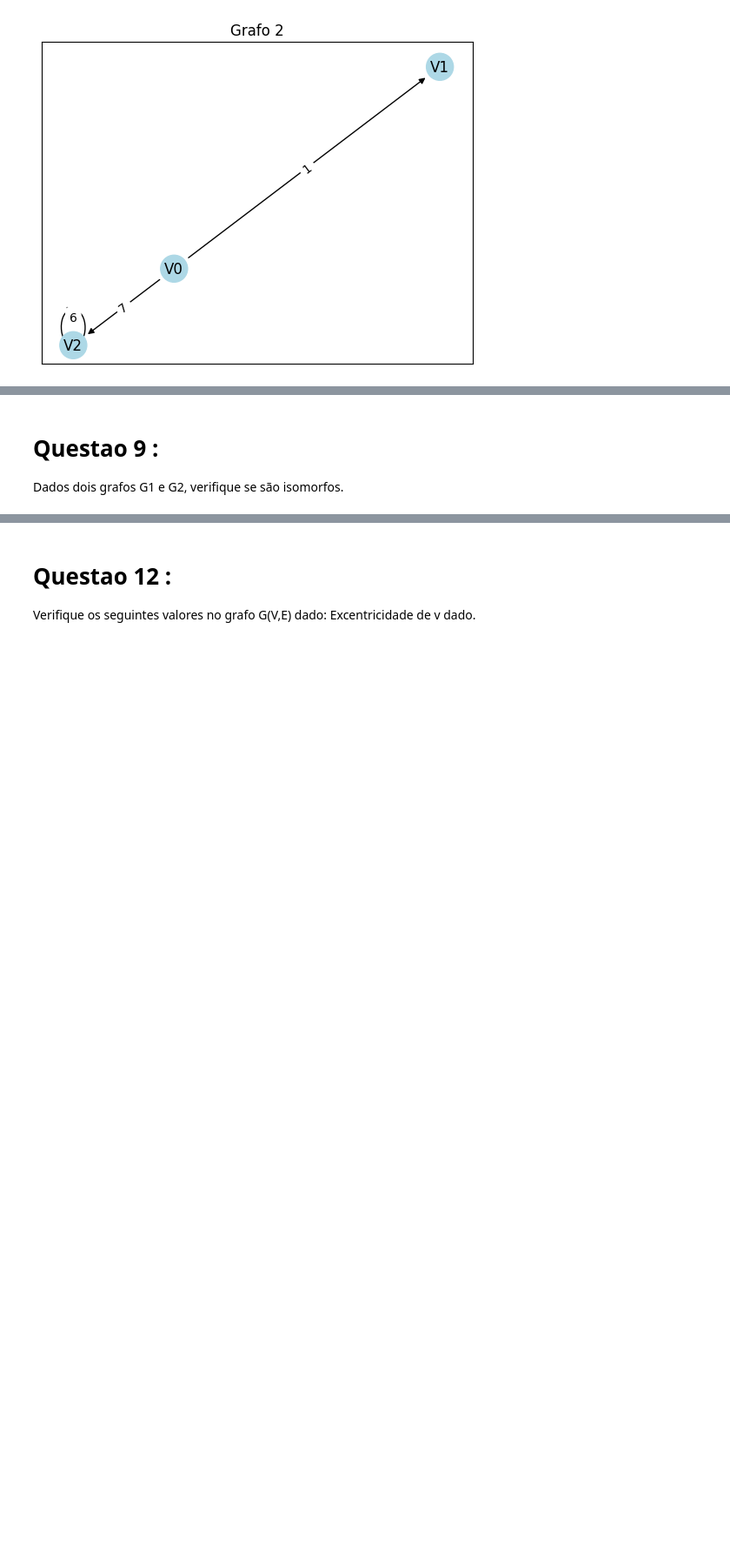
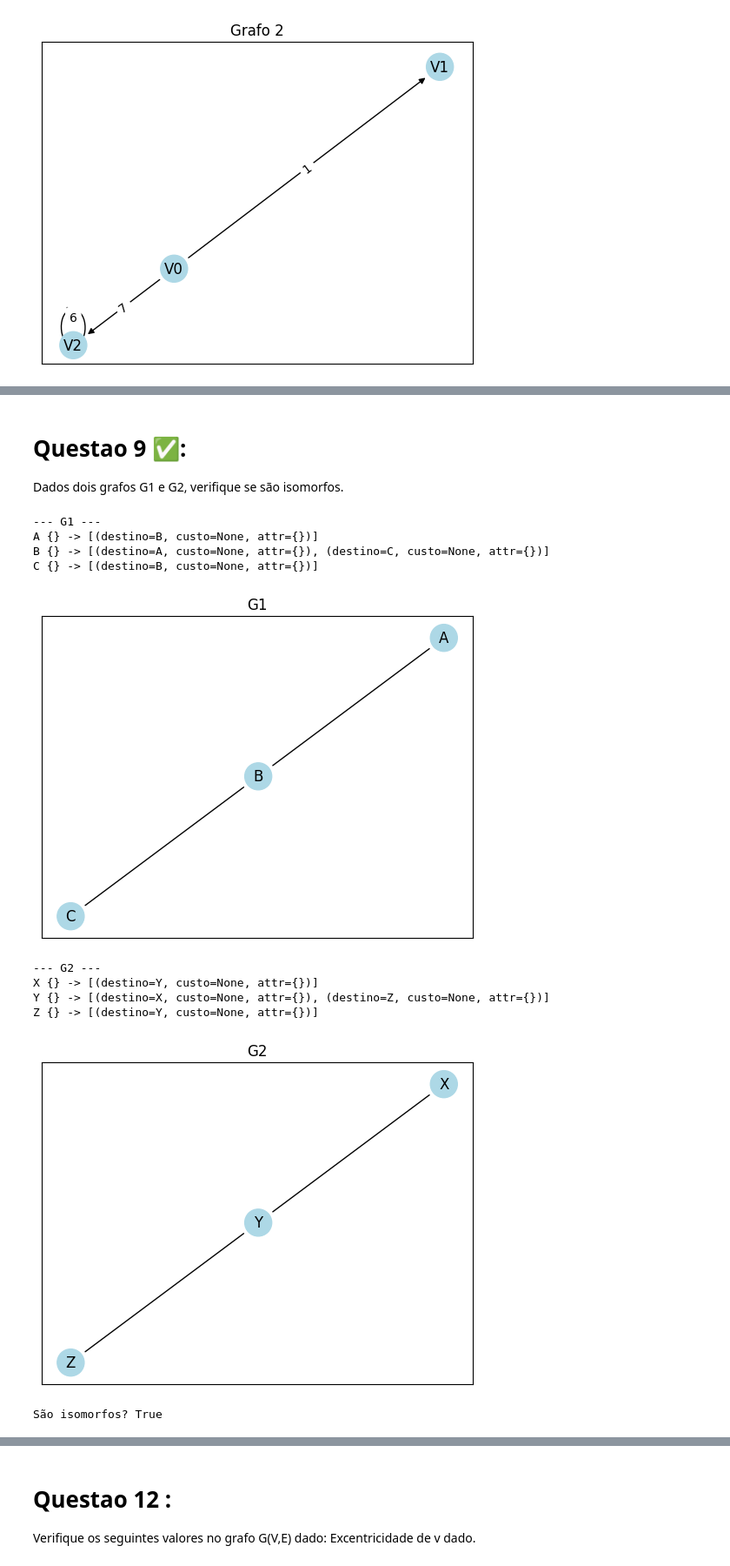
Before and after one commit to kaynanxd/Teoria-Grafos, a Jupyter notebook: ListaGrafosAc1.ipynb, the cells around one changed output, grey strips where cells are left out. Shown at 87% size. Drawn from its saved outputs; the diff is of its cells as text; code cells hidden in the pictures; blank space fills up the shorter version.

```diff
--- a/ListaGrafosAc1.ipynb
+++ b/ListaGrafosAc1.ipynb
@@ -353,3 +608,3 @@ Utilizando a estrutura mais adequada, apresente uma solução onde se produz um
 # %% [markdown]
-# Questao 9 :
+# Questao 9 ✅:
 Dados dois grafos G1 e G2, verifique se são isomorfos.
@@ -356 +658,39 @@ Dados dois grafos G1 e G2, verifique se são isomorfos.
+# %%
+g1 = MultiGrafo("G1", direcionado=False)
+g2 = MultiGrafo("G2", direcionado=False)
+
+#grafo1
+g1.adicionar_vertice("A")
+g1.adicionar_vertice("B")
+g1.adicionar_vertice("C")
+
+g1.adicionar_aresta("A", "B")
+g1.adicionar_aresta("B", "C")
+
+#grafo2
+g2.adicionar_vertice("X")
+g2.adicionar_vertice("Y")
+g2.adicionar_vertice("Z")
+
+g2.adicionar_aresta("X", "Y")
+g2.adicionar_aresta("Y", "Z")
+
+g1.mostrar()
+g1.visualizar()
+
+g2.mostrar()
+g2.visualizar()
+print("São isomorfos?", sao_isomorfos(g1, g2))
+# %% [output]
+--- G1 ---
+A {} -> [(destino=B, custo=None, attr={})]
+B {} -> [(destino=A, custo=None, attr={}), (destino=C, custo=None, attr={})]
+C {} -> [(destino=B, custo=None, attr={})]
+[figure, added]
+--- G2 ---
+X {} -> [(destino=Y, custo=None, attr={})]
+Y {} -> [(destino=X, custo=None, attr={}), (destino=Z, custo=None, attr={})]
+Z {} -> [(destino=Y, custo=None, attr={})]
+[figure, added]
+São isomorfos? True
 # %% [markdown]
```
Also changed, not shown: parts of 61 cells of this notebook.
